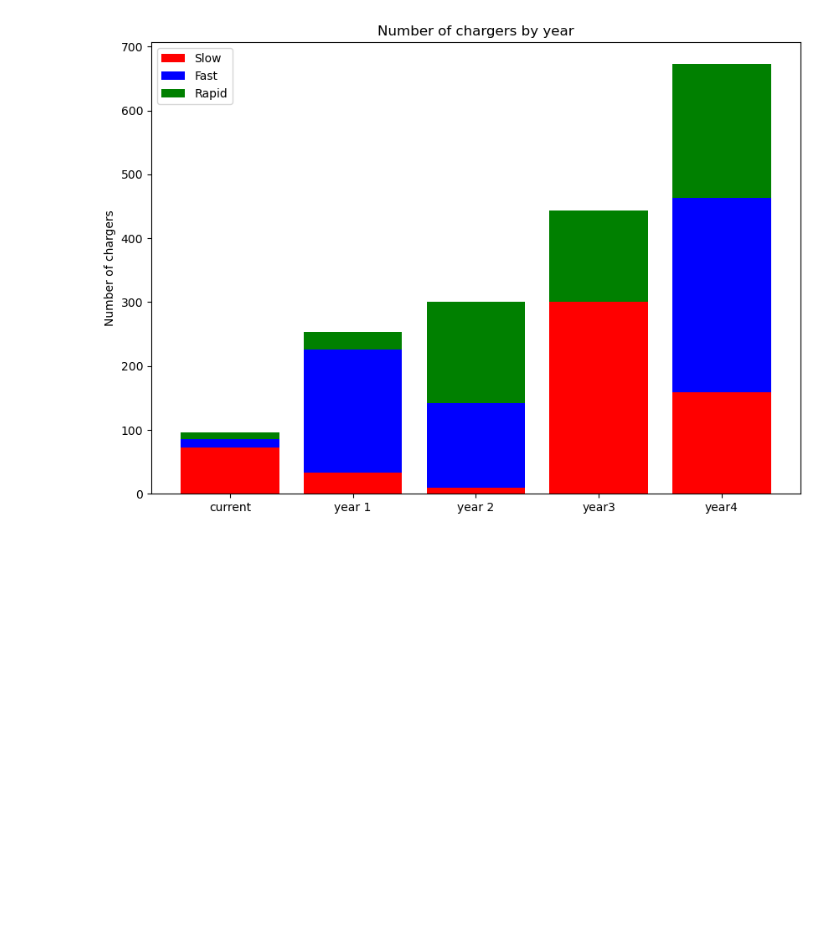
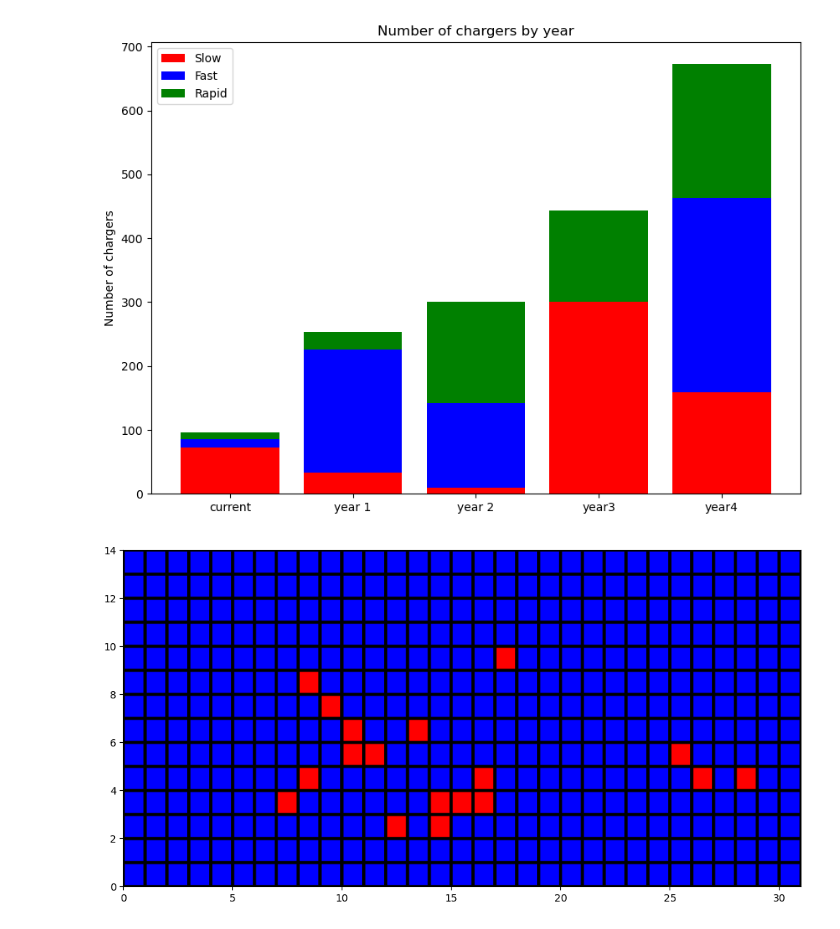
Before and after one commit to s2401564/mmcs-project, a Jupyter notebook: project.ipynb, the cells around one changed output. Drawn from its saved outputs; the diff is of its cells as text; code cells hidden in the pictures; blank space fills up the shorter version.

Commit message:
plot

```diff
--- a/project.ipynb
+++ b/project.ipynb
@@ -977,3 +977,20 @@ plt.legend((p1[0],p2[0],p3[0]),('Slow', 'Fast', 'Rapid'))
 plt.show()
 # %% [output]
 [figure]
+# %%
+map_T = np.zeros((31, 14))
+for i in grids:
+    if location.getSolution(xp.Sum(x1[t,i]+x2[t,i]+x3[t,i] for t in years)):
+        x = i//14
+        y = i %14
+        map_T[x , y] = 1
+
+
+from matplotlib import colors
+
+cmap = colors.ListedColormap(['Blue','red'])
+plt.figure(figsize=(12,6))
+plt.pcolor(map_T.T,cmap=cmap,edgecolors='k', linewidths=3)
+plt.show()
+# %% [output]
+[figure, added]
```
Also changed, not shown: parts of 1 cell of this notebook.
